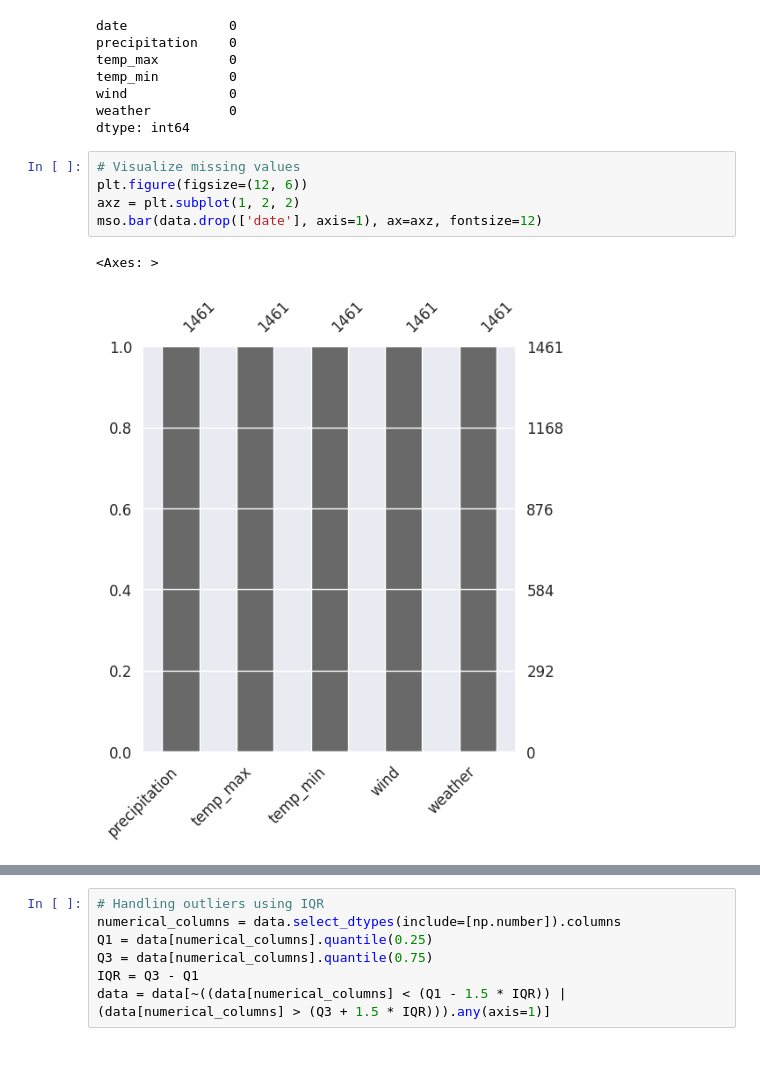
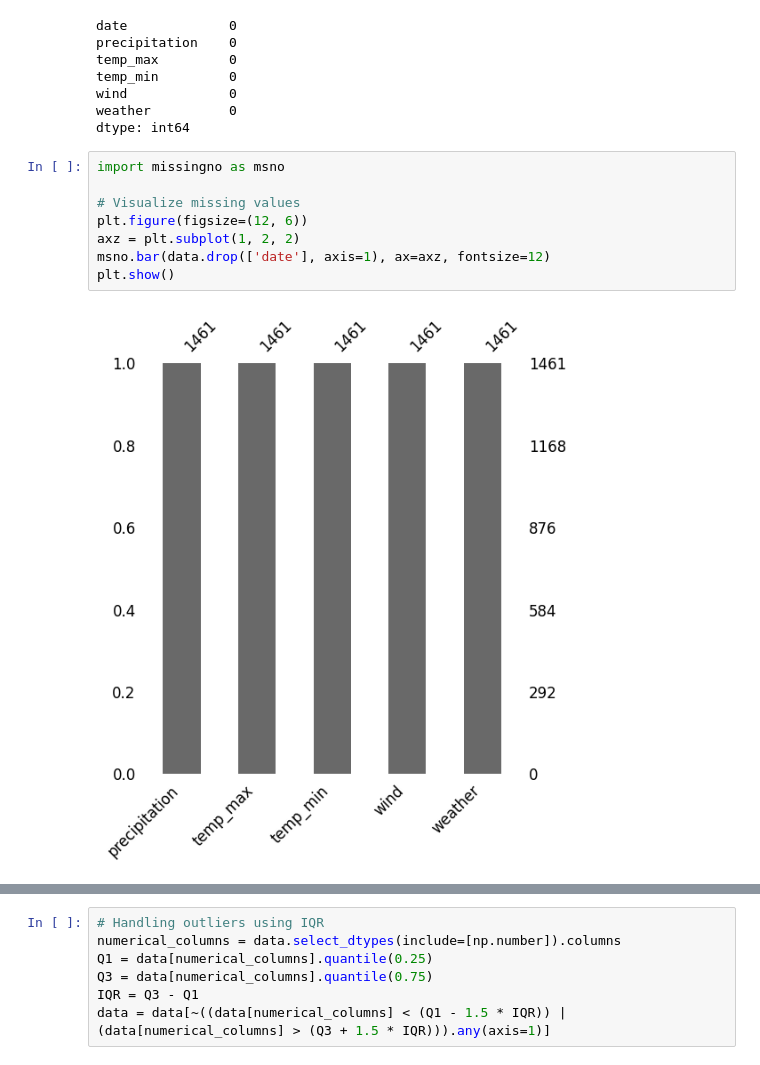
Before and after one commit to Sabreen19/weather-prediction, a Jupyter notebook: Weather_prediction.ipynb, the cells around one changed output, grey strips where cells are left out. Drawn from its saved outputs; the diff is of its cells as text.

```diff
--- a/Weather_prediction.ipynb
+++ b/Weather_prediction.ipynb
@@ -60,13 +79,15 @@ wind             0
 weather          0
 dtype: int64
 # %%
+import missingno as msno
+
 # Visualize missing values
 plt.figure(figsize=(12, 6))
 axz = plt.subplot(1, 2, 2)
-mso.bar(data.drop(['date'], axis=1), ax=axz, fontsize=12)
+msno.bar(data.drop(['date'], axis=1), ax=axz, fontsize=12)
+plt.show()
 # %% [output]
-<Axes: >
-[figure, old version]
+[figure, new version]
 # %%
 # Inspect the dataset to confirm column names
 print("Columns in the dataset:", data.columns)
```
Also changed, not shown: parts of 6 cells of this notebook.
